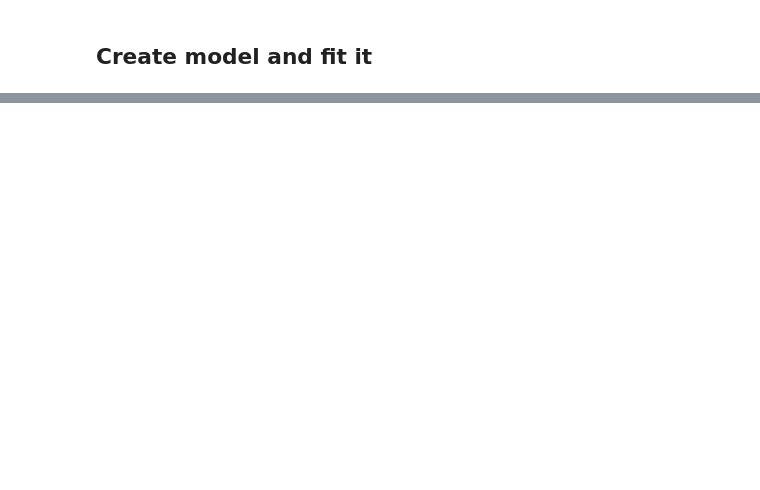
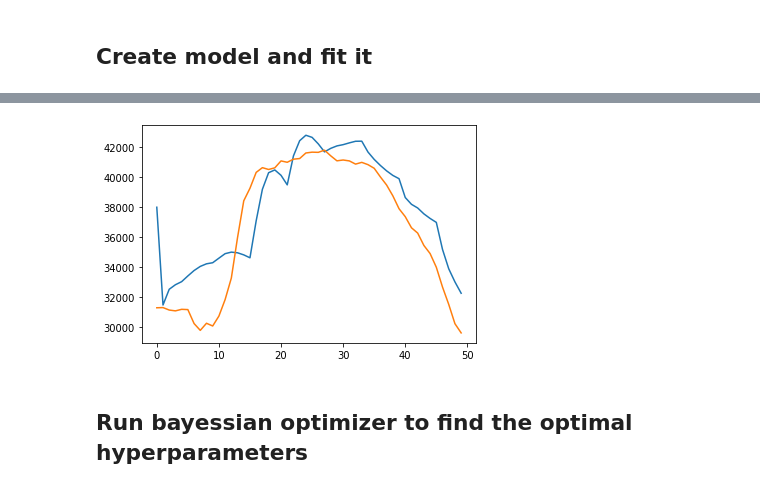
Before and after one commit to Schichael/TCN_Seq2Seq, a Jupyter notebook: notebooks/TCN_GRU_sample_notebook.ipynb, the cells around one changed output, grey strips where cells are left out. Cells and saved outputs as stored; diff of their text form; code cells hidden in the pictures; blank space fills up the shorter version.

```diff
--- a/notebooks/TCN_GRU_sample_notebook.ipynb
+++ b/notebooks/TCN_GRU_sample_notebook.ipynb
@@ -387,0 +170,20 @@ print(f"score val: {score_val}")
+# %%
+model_loaded = TCN_GRU()
+# %%
+model_loaded.load_model(config_path, preprocessor_loaded.X, is_training_data=False)
+# %%
+y_pred = model_loaded.predict(preprocessor_loaded.X)
+# %%
+y_pred_unscaled = inverse_scale_sequences(np.expand_dims(y_pred, axis=-1),
+                                          preprocessor_loaded.scaler_y)
+y_true_unscaled = inverse_scale_sequences(np.expand_dims(preprocessor.y,
+                                                         axis=-1),
+                                                        preprocessor_loaded.scaler_y)
+# %%
+plt.plot(y_pred_unscaled[1000])
+plt.plot(y_true_unscaled[1000])
+plt.show()
+# %% [output]
+[figure, added]
+# %% [markdown]
+## Run bayessian optimizer to find the optimal hyperparameters
```
Also changed, not shown: parts of 62 cells of this notebook, 14 other files.
